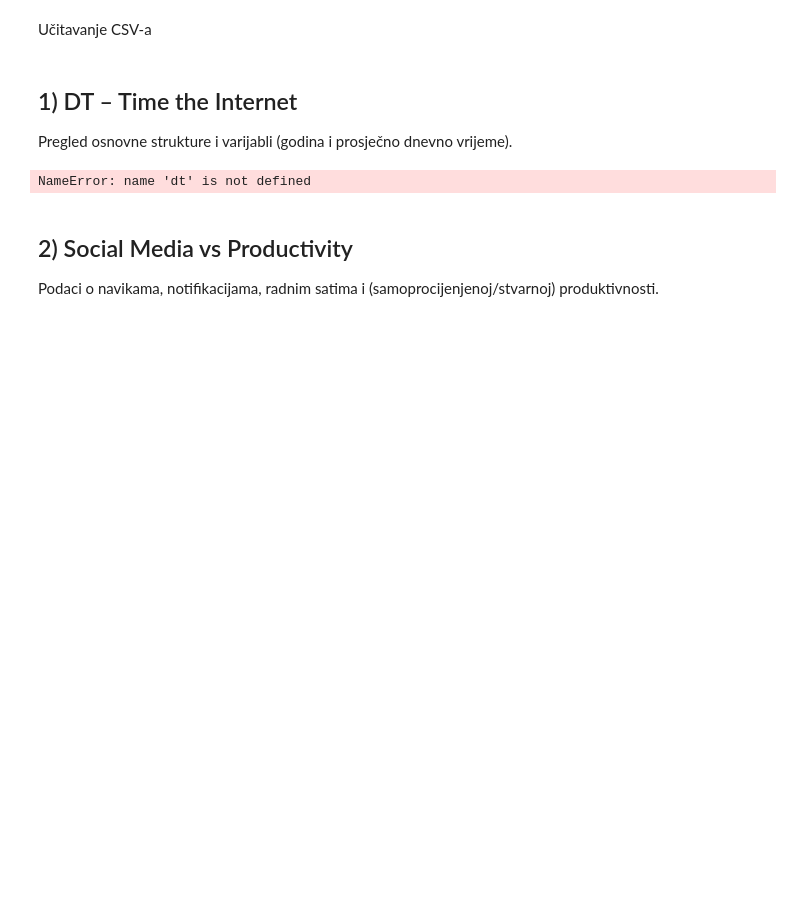
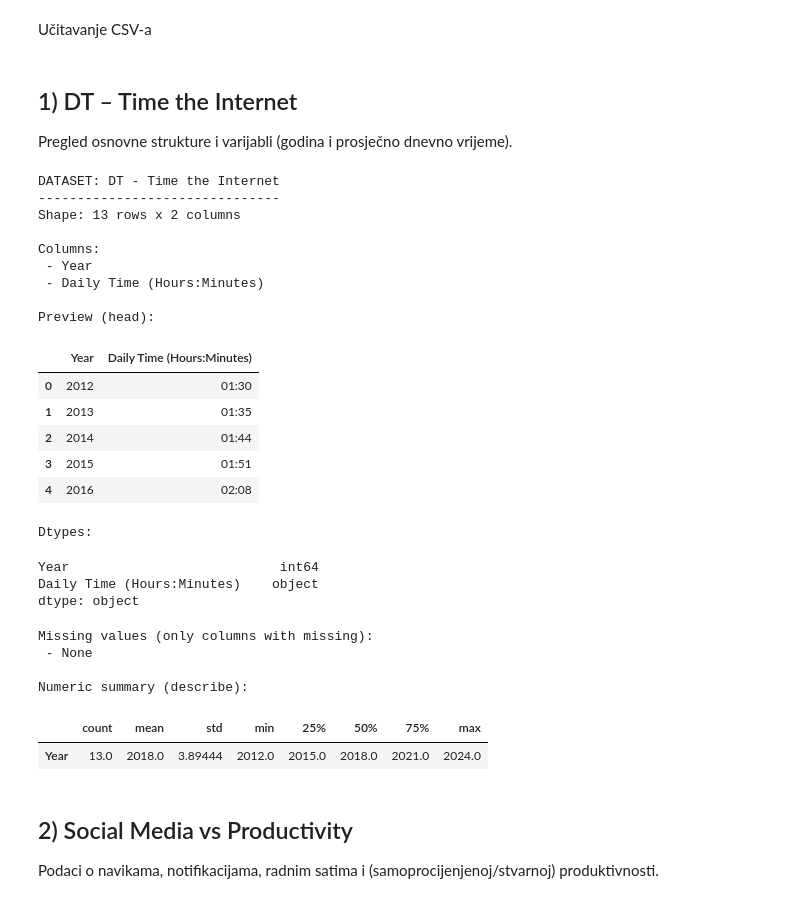
Before and after one commit to djasek21foi/PAP_PROJEKT, a Jupyter notebook: notebooks/01_data_collection.ipynb, the cells around one changed output. Saved outputs shown, nothing was run; the diff lists cells and outputs as text; code cells hidden in the pictures; blank space fills up the shorter version.

```diff
--- a/notebooks/01_data_collection.ipynb
+++ b/notebooks/01_data_collection.ipynb
@@ -45,9 +45,37 @@ def inspect_df(df: pd.DataFrame, name: str, head_n: int = 5):
 ## 1) DT – Time the Internet
 Pregled osnovne strukture i varijabli (godina i prosječno dnevno vrijeme).
 # %%
+PROJECT_ROOT = Path.cwd().parent
+DATA_RAW = PROJECT_ROOT / "data_raw"
+
+dt = pd.read_csv(DATA_RAW / "DT.csv")
 inspect_df(dt, "DT - Time the Internet")
 # %% [output]
-NameError: name 'dt' is not defined
+DATASET: DT - Time the Internet
+-------------------------------
+Shape: 13 rows x 2 columns
+
+Columns:
+ - Year
+ - Daily Time (Hours:Minutes)
+
+Preview (head):
+|  | Year | Daily Time (Hours:Minutes) |
+| 0 | 2012 | 01:30 |
+| 1 | 2013 | 01:35 |
+| 2 | 2014 | 01:44 |
+| 3 | 2015 | 01:51 |
+| 4 | 2016 | 02:08 |
+Dtypes:
+Year                           int64
+Daily Time (Hours:Minutes)    object
+dtype: object
+Missing values (only columns with missing):
+ - None
+
+Numeric summary (describe):
+|  | count | mean | std | min | 25% | 50% | 75% | max |
+| Year | 13.0 | 2018.0 | 3.89444 | 2012.0 | 2015.0 | 2018.0 | 2021.0 | 2024.0 |
 # %% [markdown]
 ## 2) Social Media vs Productivity
 Podaci o navikama, notifikacijama, radnim satima i (samoprocijenjenoj/stvarnoj) produktivnosti.
```
Also changed, not shown: parts of 4 cells of this notebook.
